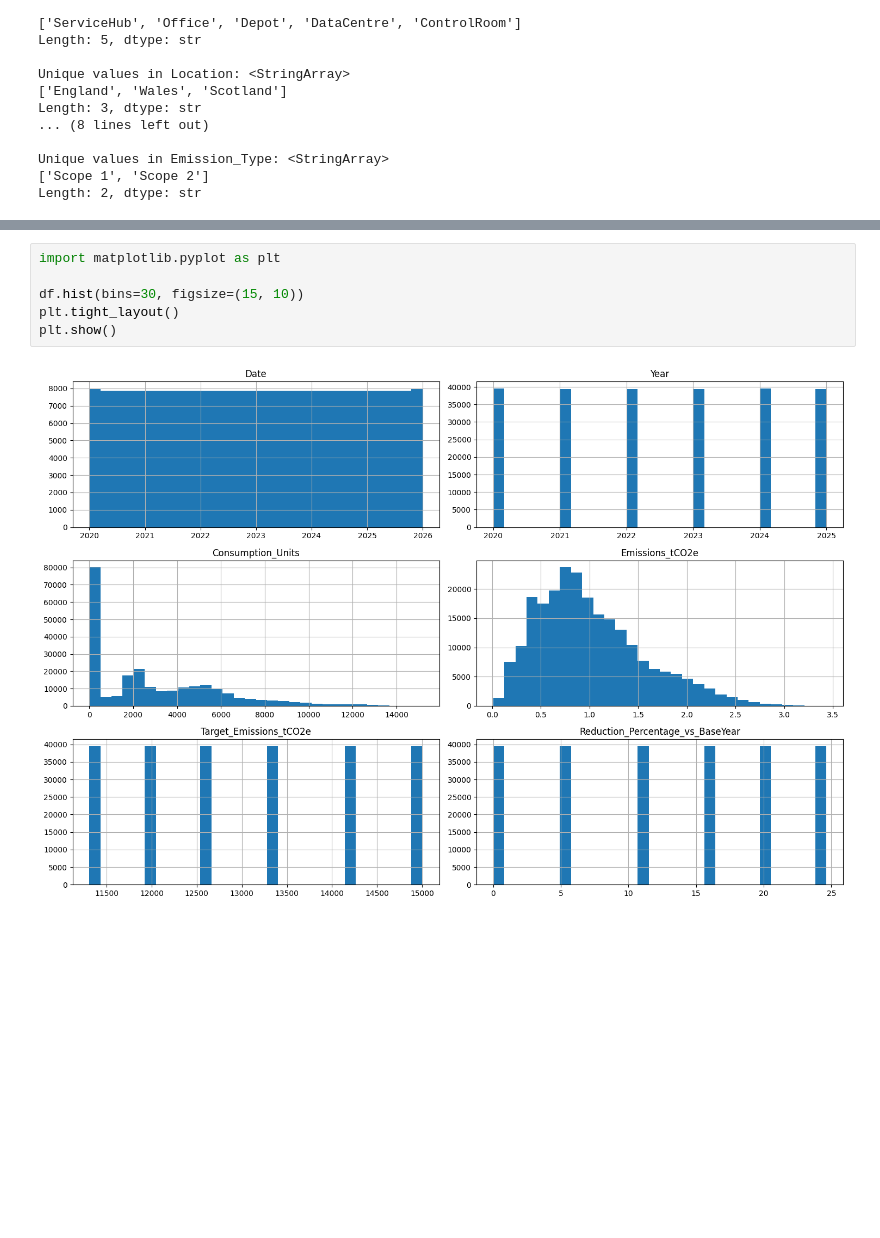
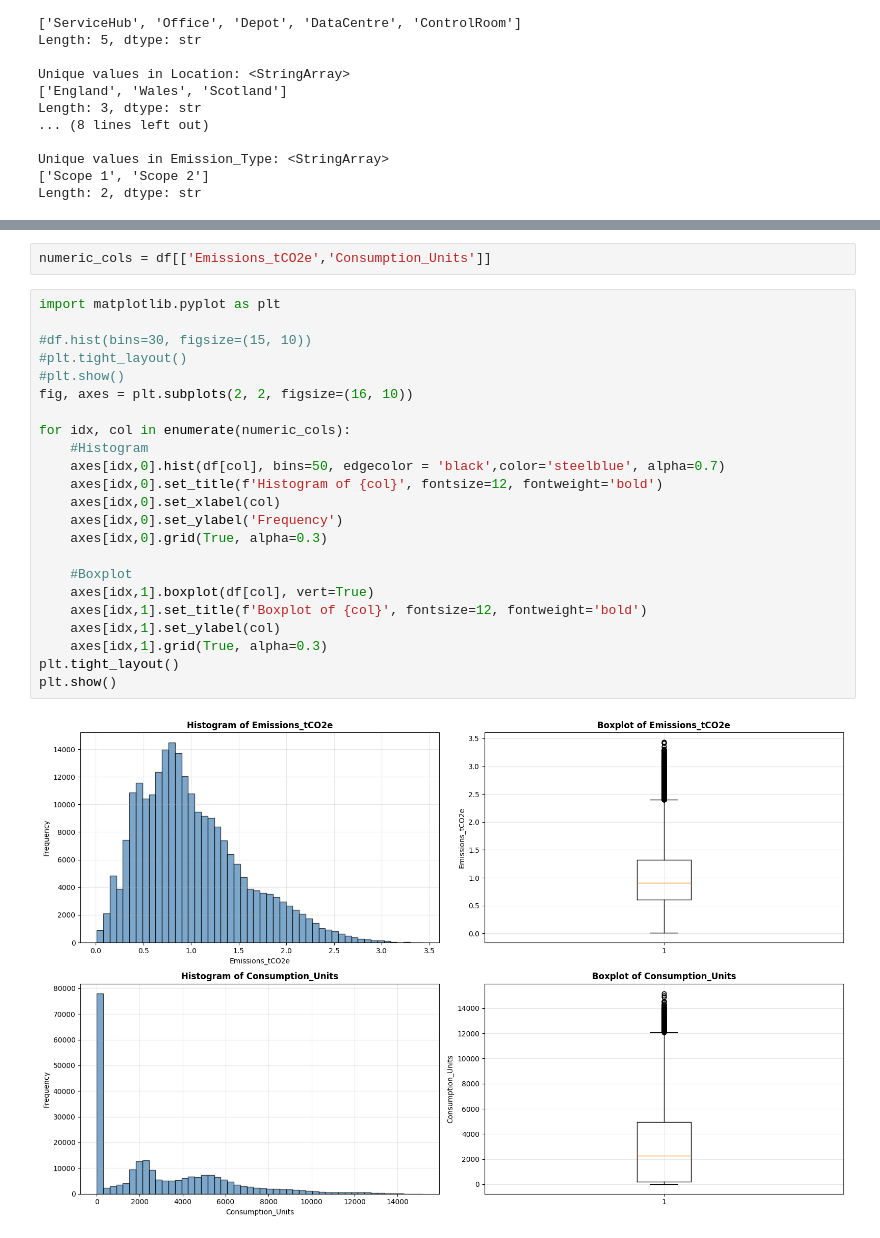
Before and after one commit to stephenogodo/Nexygen-Net-Zero-Project, a Jupyter notebook: Preprocess.ipynb, the cells around one changed output, grey strips where cells are left out. Drawn from its saved outputs; the diff is of its cells as text; blank space fills up the shorter version.

```diff
--- a/Preprocess.ipynb
+++ b/Preprocess.ipynb
@@ -77,8 +95,27 @@ Exploring the numerical features of our data
+# %%
+numeric_cols = df[['Emissions_tCO2e','Consumption_Units']]
 # %%
 import matplotlib.pyplot as plt
 
-df.hist(bins=30, figsize=(15, 10))
+#df.hist(bins=30, figsize=(15, 10))
+#plt.tight_layout()
+#plt.show()
+fig, axes = plt.subplots(2, 2, figsize=(16, 10))
+
+for idx, col in enumerate(numeric_cols):
+    #Histogram
+    axes[idx,0].hist(df[col], bins=50, edgecolor = 'black',color='steelblue', alpha=0.7)
+    axes[idx,0].set_title(f'Histogram of {col}', fontsize=12, fontweight='bold')
+    axes[idx,0].set_xlabel(col)
+    axes[idx,0].set_ylabel('Frequency')
+    axes[idx,0].grid(True, alpha=0.3)
+
+    #Boxplot
+    axes[idx,1].boxplot(df[col], vert=True)
+    axes[idx,1].set_title(f'Boxplot of {col}', fontsize=12, fontweight='bold')
+    axes[idx,1].set_ylabel(col)
+    axes[idx,1].grid(True, alpha=0.3)
 plt.tight_layout()
 plt.show()
 # %% [output]
-[figure, old version]
+[figure, new version]
```
Also changed, not shown: parts of 45 cells of this notebook.
